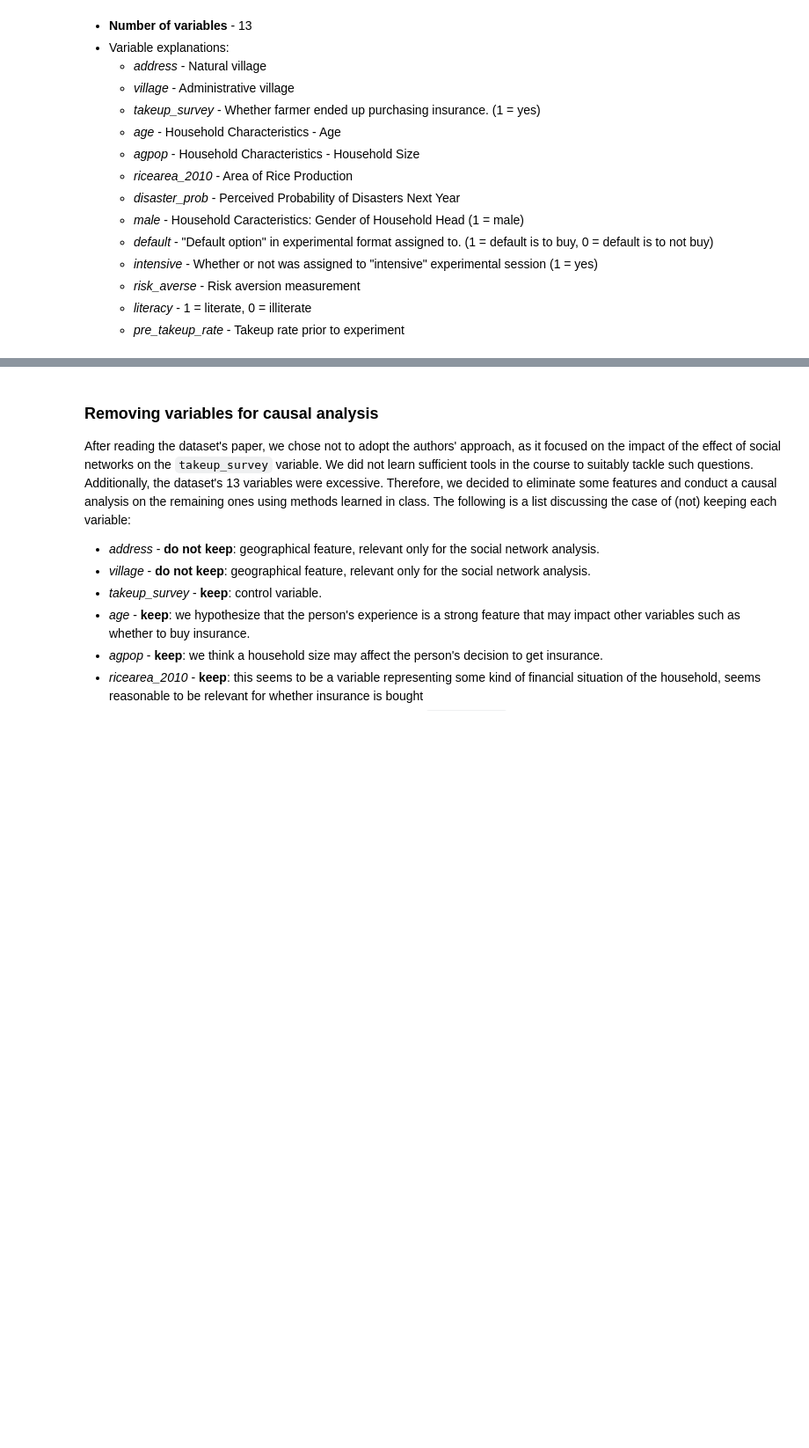
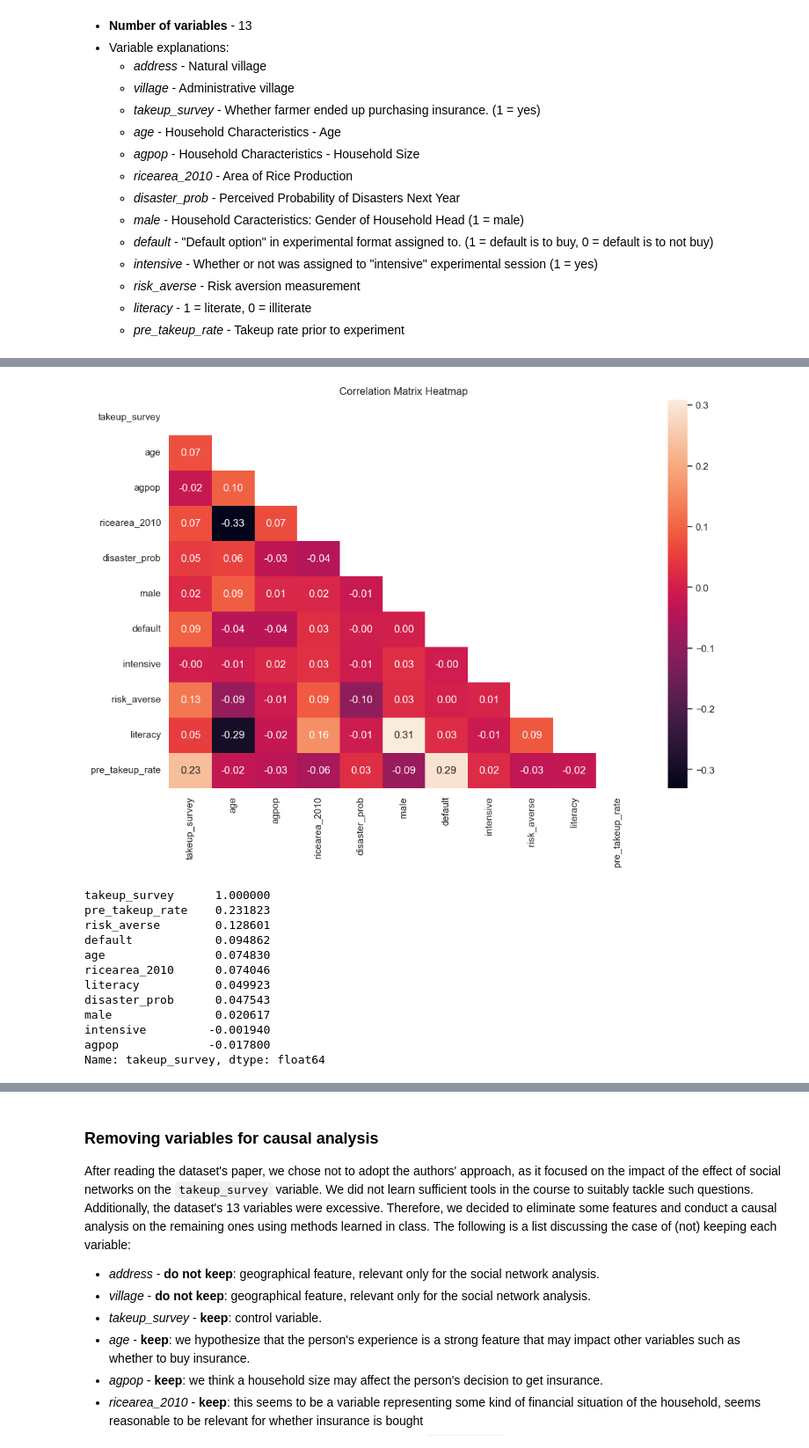
Before and after one commit to Dawlau/castle-doctrine-causality, a Jupyter notebook: causal-estimation.ipynb, the cells around one changed output, grey strips where cells are left out. Shown at 88% size. Cells and saved outputs as stored; diff of their text form; code cells hidden in the pictures; blank space fills up the shorter version.

```diff
--- a/causal-estimation.ipynb
+++ b/causal-estimation.ipynb
@@ -123,0 +320,29 @@ The following is a brief explanation of the dataset taken from [here](https://gi
+# %%
+# Correlation matrix
+correlation_matrix = data.corr()
+
+mask = np.triu(correlation_matrix)
+
+# Heatmap to visualize the correlations
+plt.figure(figsize=(12, 8))
+sns.heatmap(correlation_matrix, annot=True, cmap='rocket', fmt=".2f", mask=mask)
+plt.title('Correlation Matrix Heatmap')
+plt.show()
+
+# Displaying the correlation values specifically with 'takeup_survey'
+correlation_with_takeup = correlation_matrix['takeup_survey'].sort_values(ascending=False)
+correlation_with_takeup
+# %% [output]
+[figure, added]
+takeup_survey      1.000000
+pre_takeup_rate    0.231823
+risk_averse        0.128601
+default            0.094862
+age                0.074830
+ricearea_2010      0.074046
+literacy           0.049923
+disaster_prob      0.047543
+male               0.020617
+intensive         -0.001940
+agpop             -0.017800
+Name: takeup_survey, dtype: float64
```
Also changed, not shown: parts of 39 cells of this notebook.
